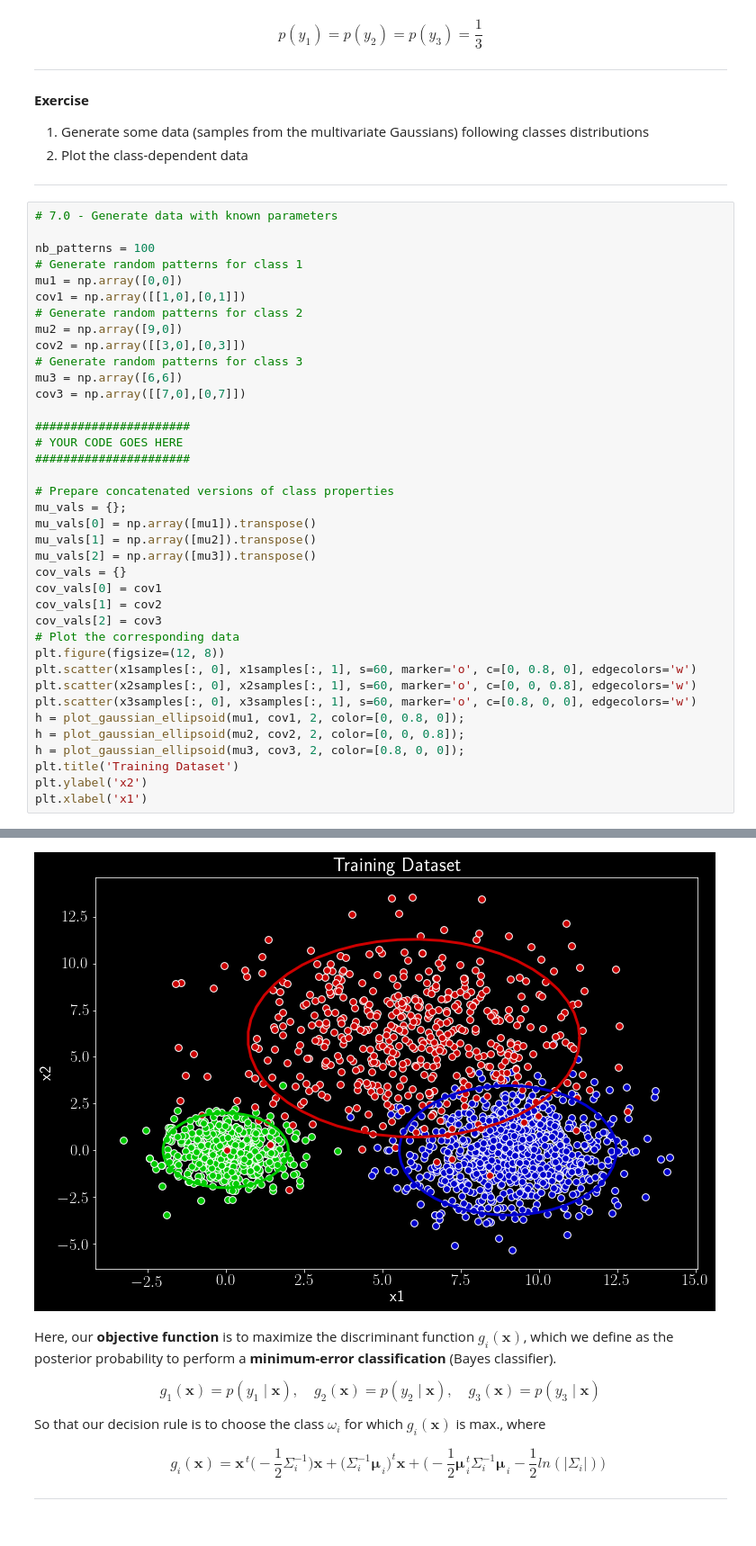
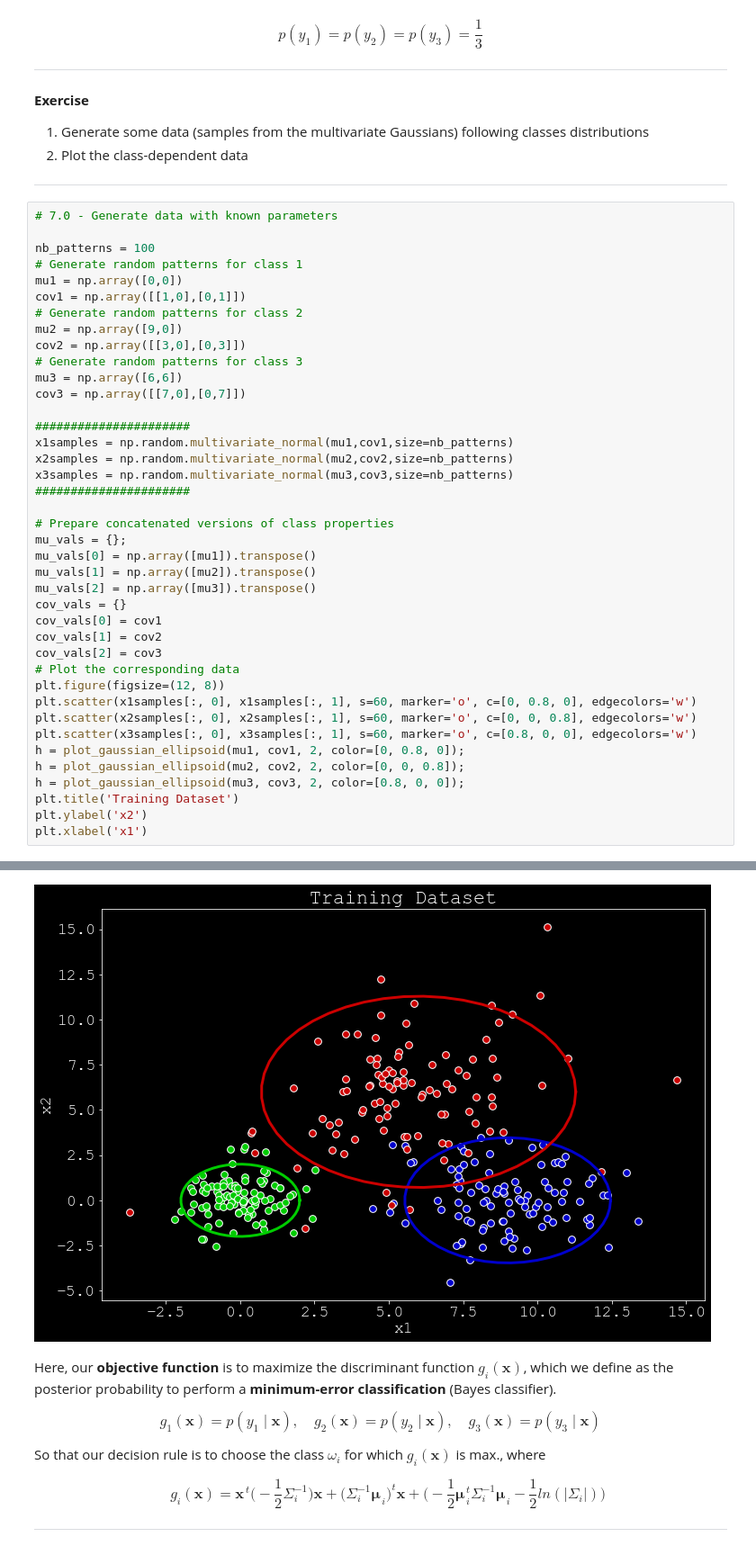
Before and after one commit to MathildeLbvr/atiam_ml, a Jupyter notebook: 05a_bayesian_inference.ipynb, the cells around one changed output, grey strips where cells are left out. Shown: that part at 90% size. Saved outputs shown, nothing was run; the diff lists cells and outputs as text.

```diff
--- a/05a_bayesian_inference.ipynb
+++ b/05a_bayesian_inference.ipynb
@@ -338,7 +338,9 @@ mu3 = np.array([6,6])
 cov3 = np.array([[7,0],[0,7]])
 
 ######################
-# YOUR CODE GOES HERE
+x1samples = np.random.multivariate_normal(mu1,cov1,size=nb_patterns)
+x2samples = np.random.multivariate_normal(mu2,cov2,size=nb_patterns)
+x3samples = np.random.multivariate_normal(mu3,cov3,size=nb_patterns)
 ######################
 
 # Prepare concatenated versions of class properties
@@ -366,4 +371,4 @@ Text(0.5,0,'x1')
-[figure, old version]
+[figure, new version]
 # %% [markdown]
 Here, our **objective function** is to maximize the discriminant function $g_i(\pmb x)$, which we define as the posterior probability to perform a **minimum-error classification** (Bayes classifier).
 
```
Also changed, not shown: parts of 6 cells of this notebook, 2 other files.
